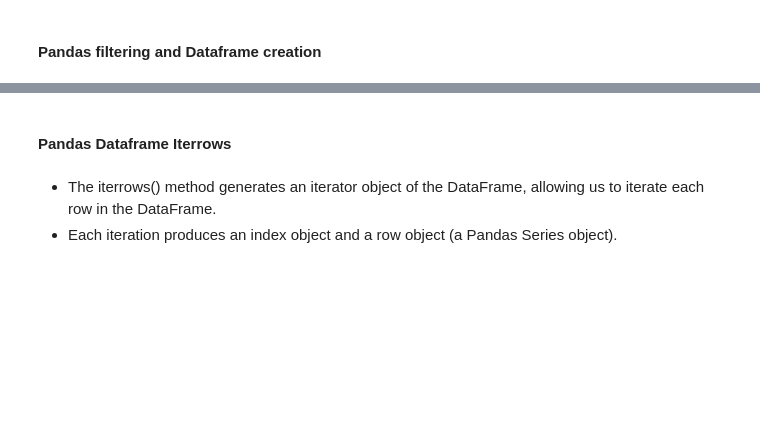
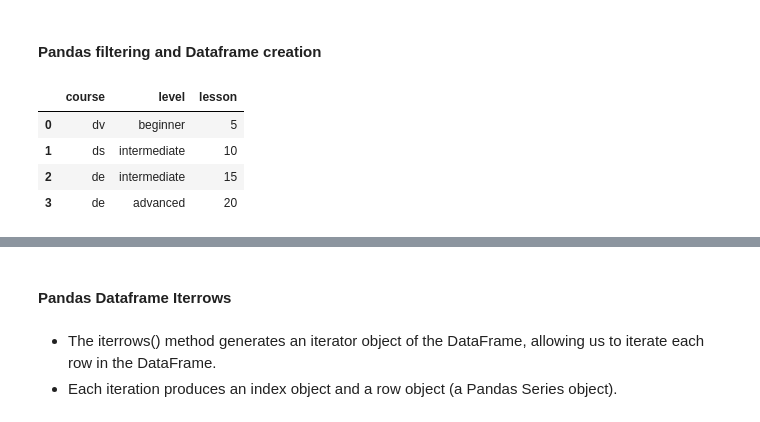
Before and after one commit to lesterlxy/JDE_notebooks, a Jupyter notebook: SA SP2 Practices on Intermediate Python (JDE05).ipynb, the cells around one changed output, grey strips where cells are left out. Saved outputs shown, nothing was run; the diff lists cells and outputs as text; code cells hidden in the pictures; blank space fills up the shorter version.

```diff
--- a/SA SP2 Practices on Intermediate Python (JDE05).ipynb
+++ b/SA SP2 Practices on Intermediate Python (JDE05).ipynb
@@ -84,11 +139,22 @@ display (df1)
 # %% [markdown]
 #### Pandas filtering and Dataframe creation
 # %%
-#example dictionary
-my_dict = { 'course':['dv','ds','de','de'], 'level':['beginner','intermediate','intermediate', 'advanced'], \
-           'lesson': [5,10,15,20] }
+# example dictionary
+my_dict = {
+    "course": ["dv", "ds", "de", "de"],
+    "level": ["beginner", "intermediate", "intermediate", "advanced"],
+    "lesson": [5, 10, 15, 20],
+}
 # %%
-datacamp = pd.DataFrame(my_dict) # question is asking which Pandas function to use - use pd.DataFrame function
+datacamp = pd.DataFrame(
+    my_dict
+)  # question is asking which Pandas function to use - use pd.DataFrame function
 datacamp
+# %% [output]
+|  | course | level | lesson |
+| 0 | dv | beginner | 5 |
+| 1 | ds | intermediate | 10 |
+| 2 | de | intermediate | 15 |
+| 3 | de | advanced | 20 |
 # %%
 datacamp
```
Also changed, not shown: parts of 40 cells of this notebook, 2 other files.
